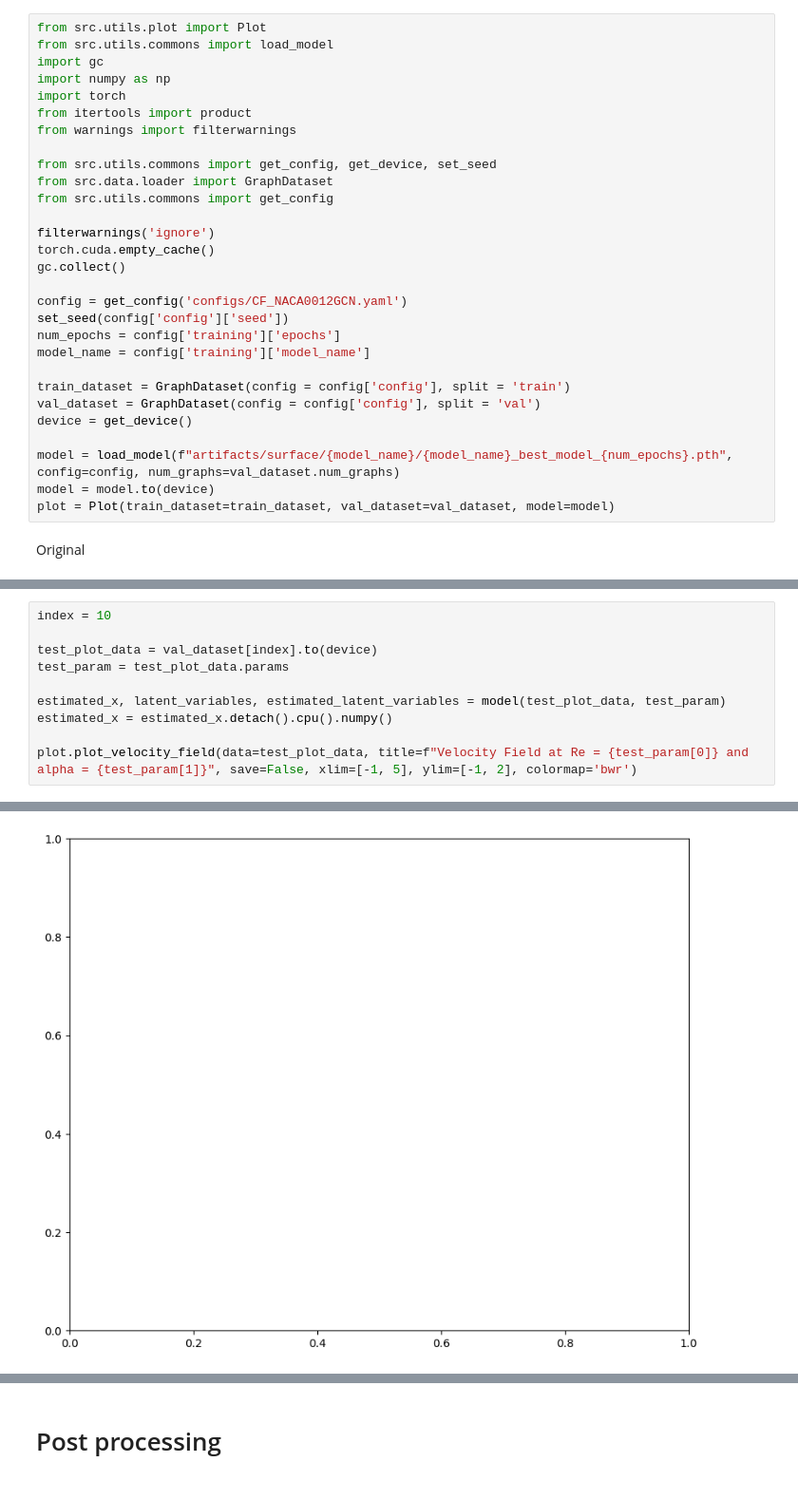
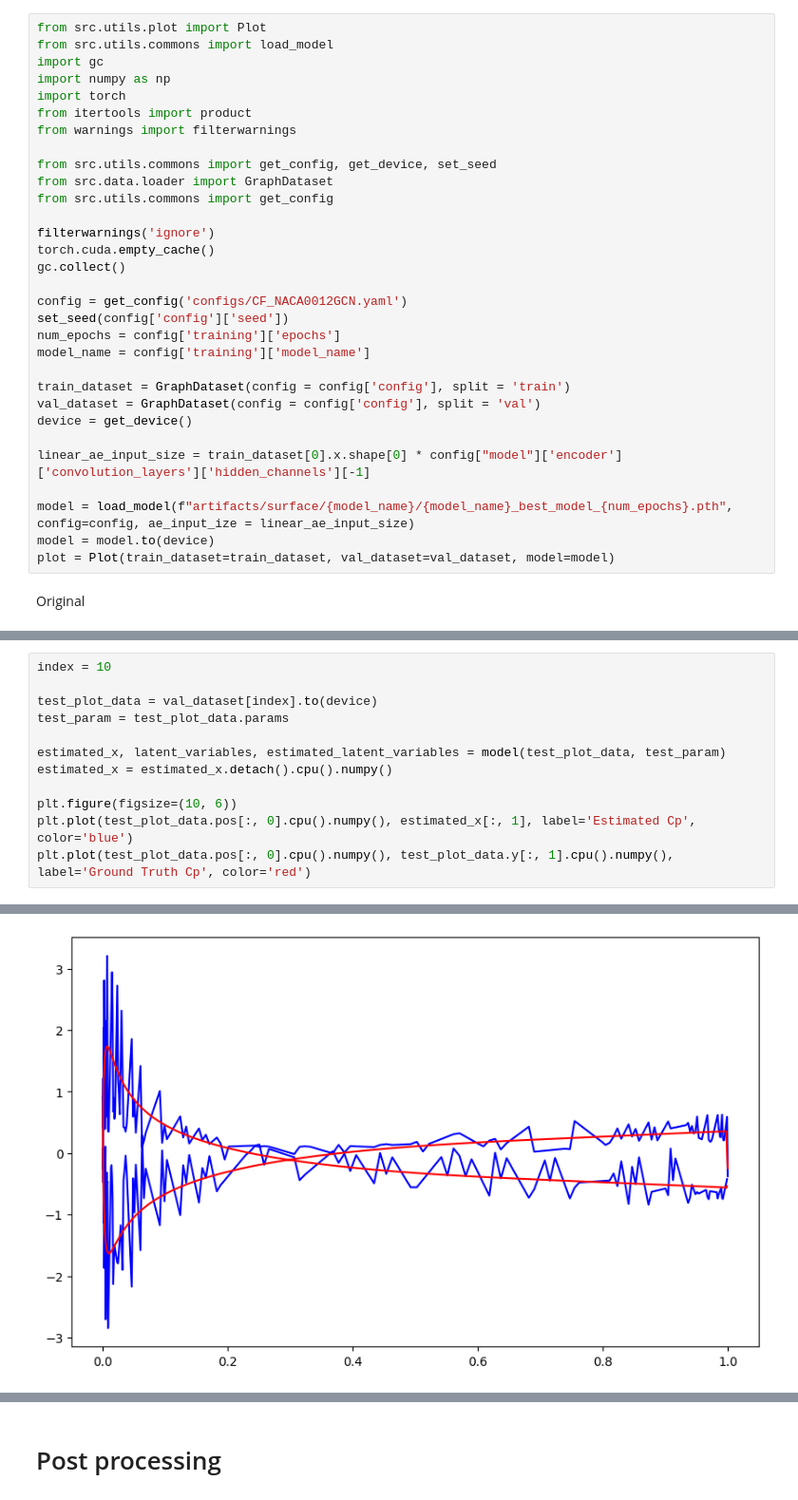
Before and after one commit to Arviano-Yuono/GAE-ROM, a Jupyter notebook: 3_cf_surface_trainingGCN.ipynb, the cells around one changed output, grey strips where cells are left out. Shown at 95% size. Cells and saved outputs as stored; diff of their text form.

```diff
--- a/3_cf_surface_trainingGCN.ipynb
+++ b/3_cf_surface_trainingGCN.ipynb
@@ -199,7 +199,9 @@ train_dataset = GraphDataset(config = config['config'], split = 'train')
 val_dataset = GraphDataset(config = config['config'], split = 'val')
 device = get_device()
 
-model = load_model(f"artifacts/surface/{model_name}/{model_name}_best_model_{num_epochs}.pth", config=config, num_graphs=val_dataset.num_graphs)
+linear_ae_input_size = train_dataset[0].x.shape[0] * config["model"]['encoder']['convolution_layers']['hidden_channels'][-1]
+
+model = load_model(f"artifacts/surface/{model_name}/{model_name}_best_model_{num_epochs}.pth", config=config, ae_input_ize = linear_ae_input_size)
 model = model.to(device)
 plot = Plot(train_dataset=train_dataset, val_dataset=val_dataset, model=model)
 # %% [markdown]
@@ -218,5 +215,7 @@ test_param = test_plot_data.params
 estimated_x, latent_variables, estimated_latent_variables = model(test_plot_data, test_param)
 estimated_x = estimated_x.detach().cpu().numpy()
 
-plot.plot_velocity_field(data=test_plot_data, title=f"Velocity Field at Re = {test_param[0]} and alpha = {test_param[1]}", save=False, xlim=[-1, 5], ylim=[-1, 2], colormap='bwr')
+plt.figure(figsize=(10, 6))
+plt.plot(test_plot_data.pos[:, 0].cpu().numpy(), estimated_x[:, 1], label='Estimated Cp', color='blue')
+plt.plot(test_plot_data.pos[:, 0].cpu().numpy(), test_plot_data.y[:, 1].cpu().numpy(), label='Ground Truth Cp', color='red')
 # %% [output]
@@ -225 +223 @@ ValueError: z array must have same length as triangulation x and y arrays
-[figure, old version]
+[figure, new version]
```
Also changed, not shown: parts of 16 cells of this notebook, 6 other files.
